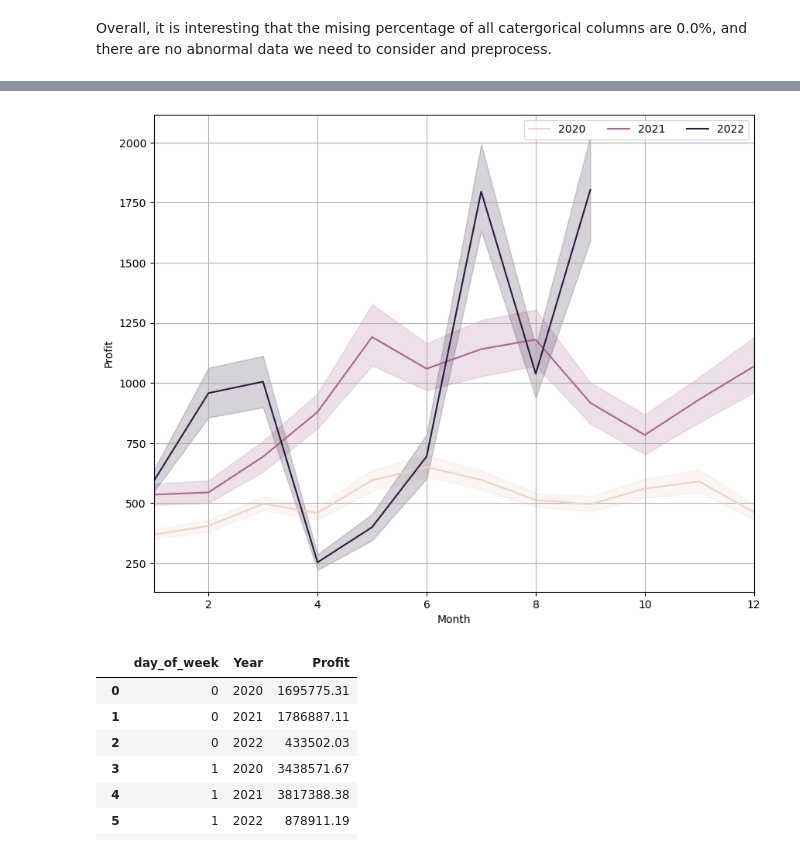
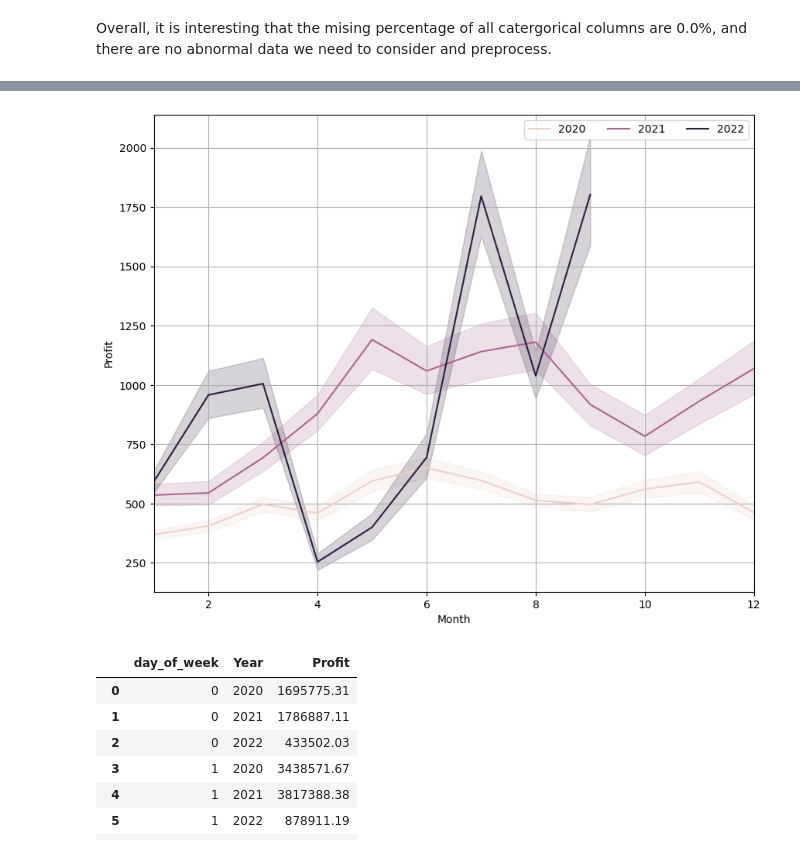
Before and after one commit to daongochoa2002/Mid-term-Project-Group-5, a Jupyter notebook: Bar Sales Analysis.ipynb, the cells around one changed output, grey strips where cells are left out. Cells and saved outputs as stored; diff of their text form; code cells hidden in the pictures.

```diff
--- a/Bar Sales Analysis.ipynb
+++ b/Bar Sales Analysis.ipynb
@@ -151,4 +198,4 @@ Due to the null value, we decided to replace it by the median.
 # %%
-products_df.fillna(df.loc['ABV','50%'], inplace = True)
+big_df.fillna(df.loc['ABV','50%'], inplace = True)
 # %%
 plt.figure(figsize=(10,6))
@@ -202,7 +230,7 @@ transactions_df
 # %%
-transactions_df['Month'] = pd.to_datetime(transactions_df['Date_and_time_of_unloading']).dt.month
+big_df['Month'] = pd.to_datetime(big_df['Date_and_time_of_unloading']).dt.month
 # %%
-transactions_df['Year'] = pd.to_datetime(transactions_df['Date_and_time_of_unloading']).dt.year
+big_df['Year'] = pd.to_datetime(big_df['Date_and_time_of_unloading']).dt.year
 # %%
-transactions_df['day_of_week'] = pd.to_datetime(transactions_df['Date_and_time_of_unloading']).dt.dayofweek
+big_df['day_of_week'] = pd.to_datetime(big_df['Date_and_time_of_unloading']).dt.dayofweek
 # %%
@@ -210,12 +238,12 @@ df = transactions_df[transactions_df['Month'] <10]
 # %%
 plt.figure(figsize=(10,8))
 plt.grid()
-sns.lineplot(x="Month", y="Profit",hue = 'Year', data=transactions_df, markers=True)
+sns.lineplot(x="Month", y="Profit",hue = 'Year', data=big_df, markers=True)
 plt.legend(ncol=3, bbox_to_anchor=(1,1))
 plt.xlim(1,12)
 plt.show()
 # %% [output]
-[figure, old version]
+[figure, new version]
 # %%
 df = transactions_df.groupby(['day_of_week','Year']).Profit.sum().reset_index()
 df
```
Also changed, not shown: parts of 33 cells of this notebook.
